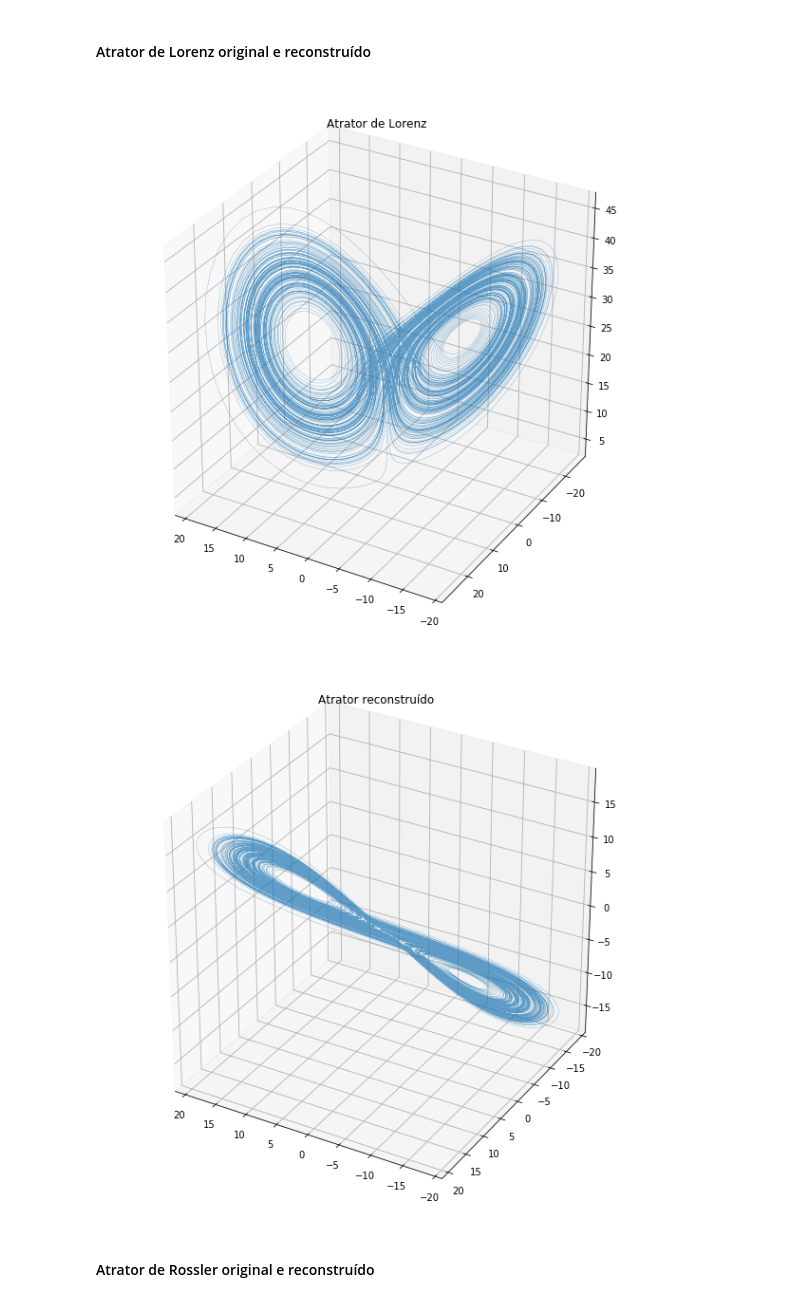
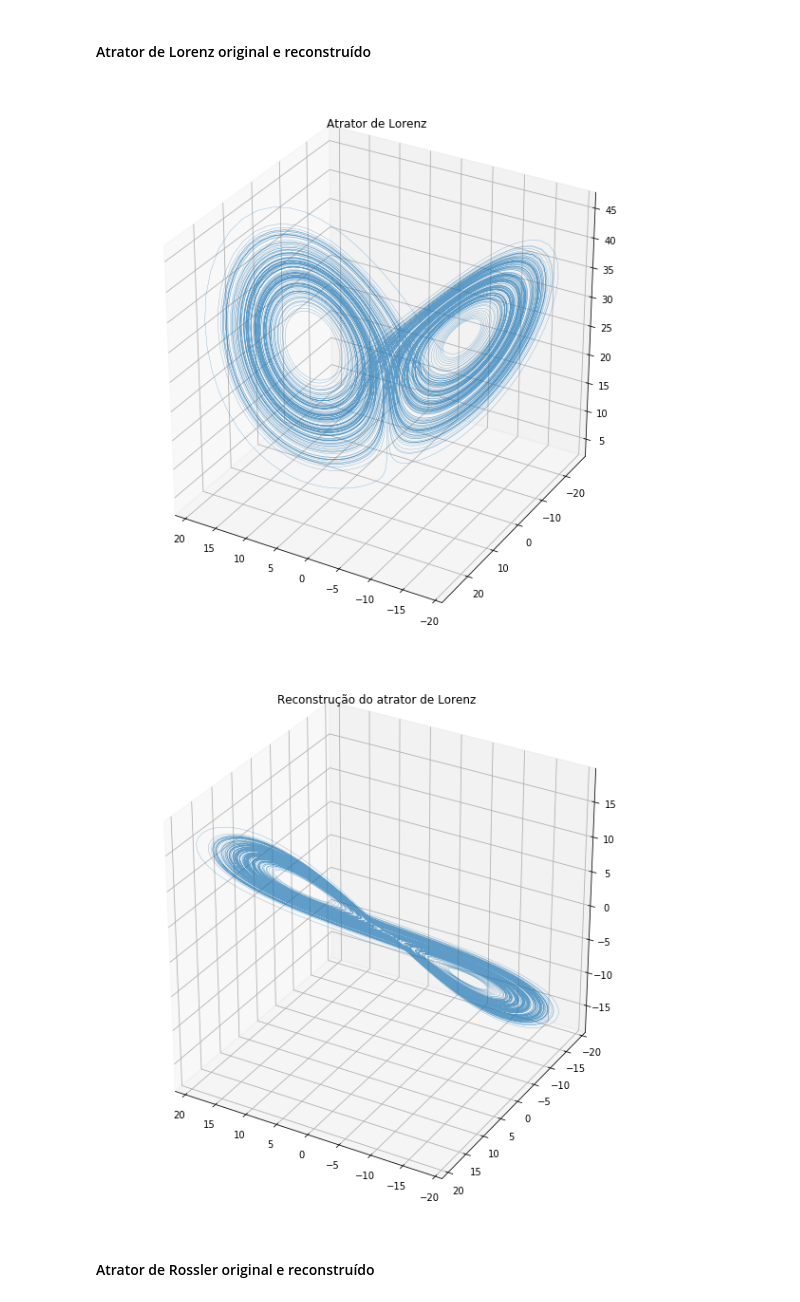
Before and after one commit to aronifanger/nltsa_app, a Jupyter notebook: notebooks/Relatório - Série VI.ipynb, the cells around one changed output. Saved outputs shown, nothing was run; the diff lists cells and outputs as text; code cells hidden in the pictures.

```diff
--- a/notebooks/Relatório - Série VI.ipynb
+++ b/notebooks/Relatório - Série VI.ipynb
@@ -195,10 +195,10 @@ class FoldedTowelMap:
 from matplotlib import pyplot as plt
 import mpl_toolkits.mplot3d.axes3d as axes3d
 
-def plot3d(xyz, title=None, angle=30, mode='lines'):
+def plot3d(xyz, title=None, angle=30, kind='lines'):
     fig = plt.figure(figsize=(8,8))
     ax = axes3d.Axes3D(fig)
-    if mode == 'lines':
+    if kind == 'lines':
         ax.plot3D(xyz[0], xyz[1], xyz[2], alpha=0.7, lw=0.3)
     else:
         ax.scatter(xyz[0], xyz[1], xyz[2], alpha=0.7, linewidths=0.01, s=1)
@@ -209,9 +209,12 @@ def plot3d(xyz, title=None, angle=30, mode='lines'):
     plt.show(block=False)
 
 
-def plot2d(xy,title=None):
+def plot2d(xy, title=None, s=1, lw=1, kind='scatter'):
     plt.figure(figsize=(8,8))
-    plt.scatter(xy[0], xy[1], alpha=0.7, s=1, linewidths=0.01)
+    if kind == 'lines':
+        plt.plot(xy[0], xy[1], alpha=0.7, lw=lw)
+    else:
+        plt.scatter(xy[0], xy[1], alpha=0.7, s=s, linewidths=0.01)
     plt.title(title)
     plt.show(block=False)
 # %% [markdown]
@@ -219,12 +222,12 @@ def plot2d(xy,title=None):
 # %%
 original_series = generate(LorenzODE())
 plot3d(original_series, title="Atrator de Lorenz", angle=120)
 
 reconstructed_series = psr(original_series[0], m=3, tau=3)
-plot3d(reconstructed_series, title="Atrator reconstruído", angle=120)
+plot3d(reconstructed_series, title="Reconstrução do atrator de Lorenz", angle=120)
 # %% [output]
 [figure]
-[figure, old version]
+[figure, new version]
 # %% [markdown]
 #### Atrator de Rossler original e reconstruído
 # %%
```
Also changed, not shown: parts of 51 cells of this notebook.
